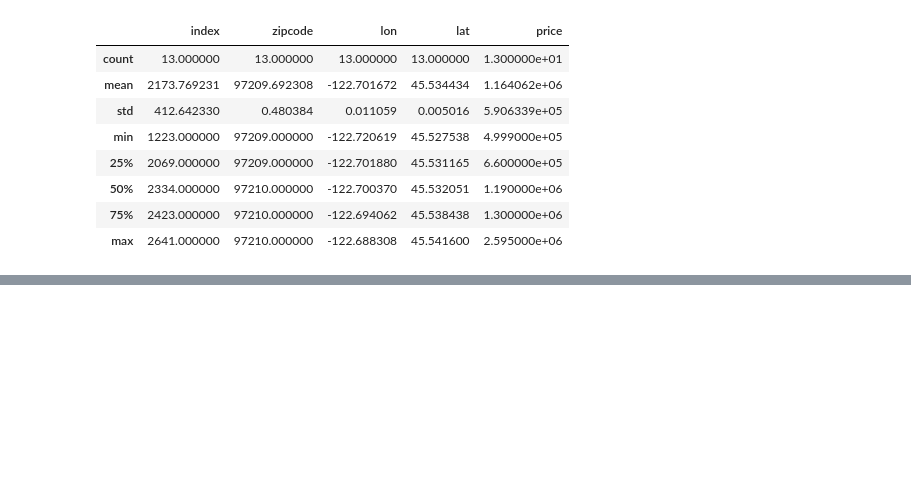
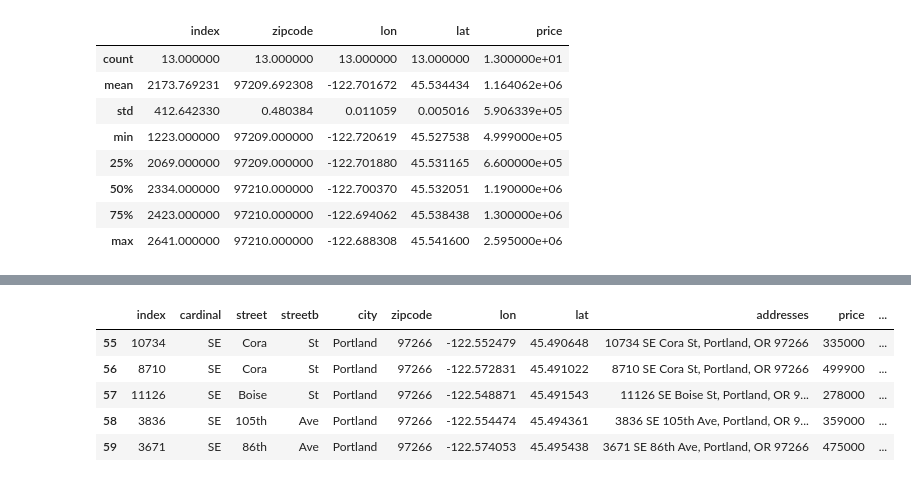
Before and after one commit to listonaj/WEB_SCRAPPING, a Jupyter notebook: Google Colaboratory Notebook/Phase_3_Housing_stats.ipynb, the cells around one changed output, grey strips where cells are left out. Cells and saved outputs as stored; diff of their text form; code cells hidden in the pictures; blank space fills up the shorter version.

```diff
--- a/Google Colaboratory Notebook/Phase_3_Housing_stats.ipynb
+++ b/Google Colaboratory Notebook/Phase_3_Housing_stats.ipynb
@@ -74,0 +85,9 @@ df2.describe()
+# %%
+df3.tail()
+# %% [output]
+|  | index | cardinal | street | streetb | city | zipcode | lon | lat | addresses | price | ... |
+| 55 | 10734 | SE | Cora | St | Portland | 97266 | -122.552479 | 45.490648 | 10734 SE Cora St, Portland, OR 97266 | 335000 | ... |
+| 56 | 8710 | SE | Cora | St | Portland | 97266 | -122.572831 | 45.491022 | 8710 SE Cora St, Portland, OR 97266 | 499900 | ... |
+| 57 | 11126 | SE | Boise | St | Portland | 97266 | -122.548871 | 45.491543 | 11126 SE Boise St, Portland, OR 9... | 278000 | ... |
+| 58 | 3836 | SE | 105th | Ave | Portland | 97266 | -122.554474 | 45.494361 | 3836 SE 105th Ave, Portland, OR 9... | 359000 | ... |
+| 59 | 3671 | SE | 86th | Ave | Portland | 97266 | -122.574053 | 45.495438 | 3671 SE 86th Ave, Portland, OR 97266 | 475000 | ... |
```
Also changed, not shown: parts of 10 cells of this notebook, 6 other files.
